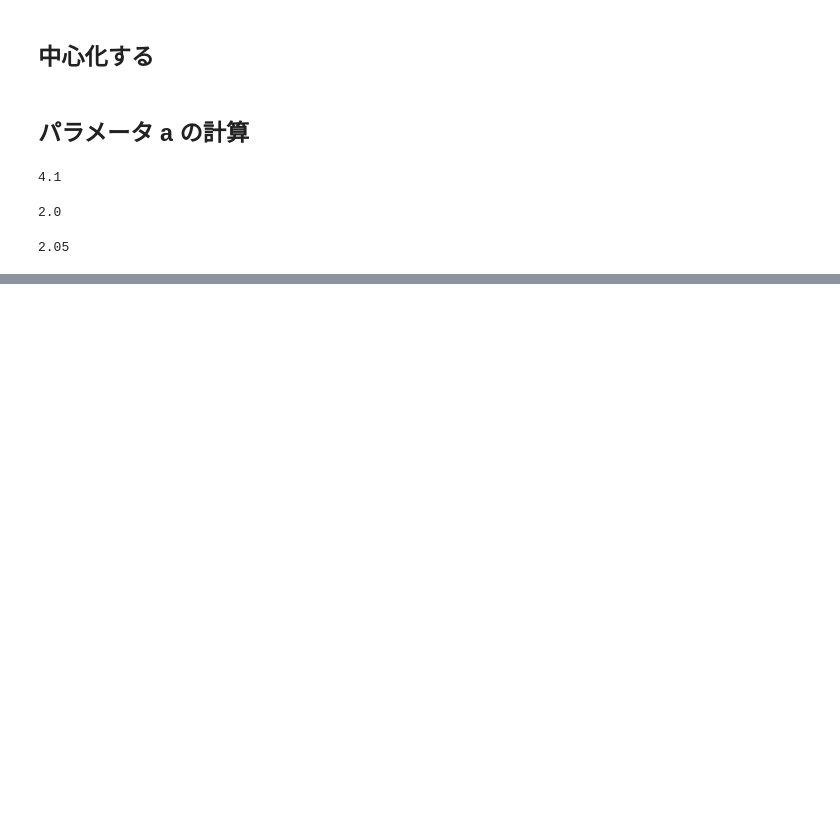
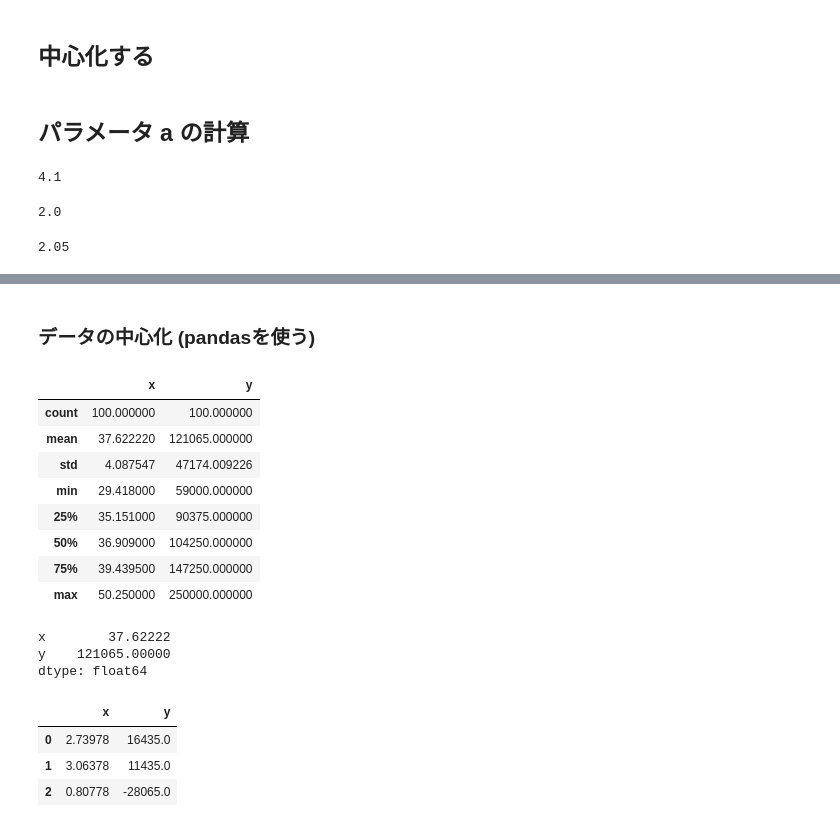
Before and after one commit to ytka/ml, a Jupyter notebook: simple-regression-analysis.ipynb, the cells around one changed output, grey strips where cells are left out. Drawn from its saved outputs; the diff is of its cells as text; code cells hidden in the pictures; blank space fills up the shorter version.

```diff
--- a/simple-regression-analysis.ipynb
+++ b/simple-regression-analysis.ipynb
@@ -39,0 +68,30 @@ a
+# %% [markdown]
+### データの中心化 (pandasを使う)
+# %%
+# データの概要を表示
+df.describe()
+# %% [output]
+|  | x | y |
+| count | 100.000000 | 100.000000 |
+| mean | 37.622220 | 121065.000000 |
+| std | 4.087547 | 47174.009226 |
+| min | 29.418000 | 59000.000000 |
+| 25% | 35.151000 | 90375.000000 |
+| 50% | 36.909000 | 104250.000000 |
+| 75% | 39.439500 | 147250.000000 |
+| max | 50.250000 | 250000.000000 |
+# %%
+df.mean()
+# %% [output]
+x        37.62222
+y    121065.00000
+dtype: float64
+# %%
+# 中心化
+df_c = df - df.mean()
+df_c.head(3)
+# %% [output]
+|  | x | y |
+| 0 | 2.73978 | 16435.0 |
+| 1 | 3.06378 | 11435.0 |
+| 2 | 0.80778 | -28065.0 |
```
Also changed, not shown: parts of 29 cells of this notebook, 1 other file.
